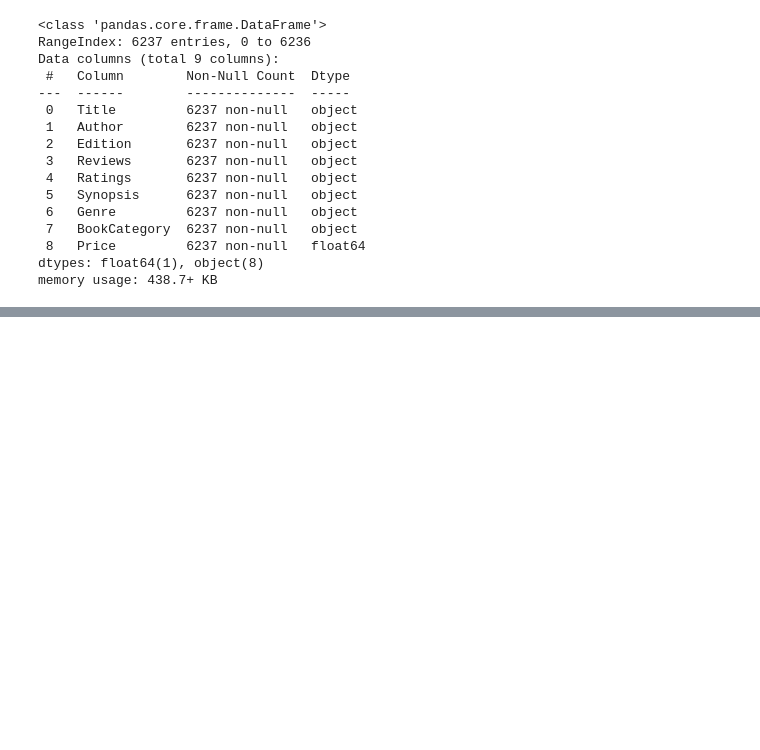
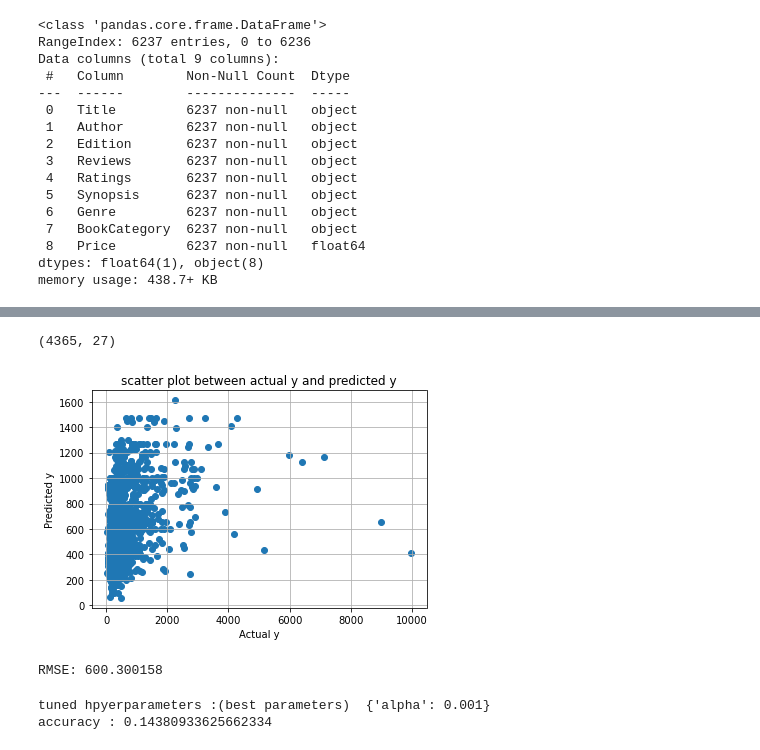
Before and after one commit to kshitizsingh1993/BookPricePrediction_machinehack, a Jupyter notebook: Book Price Prediction.ipynb, the cells around one changed output, grey strips where cells are left out. Cells and saved outputs as stored; diff of their text form; code cells hidden in the pictures; blank space fills up the shorter version.

```diff
--- a/Book Price Prediction.ipynb
+++ b/Book Price Prediction.ipynb
@@ -231,0 +198,3 @@ print (sam.age + len(sam.__dict__))
+# %%
+train['year']= 2021-train['year']
+test['year']= 2021-test['year']
@@ -231,0 +251,51 @@ print (sam.age + len(sam.__dict__))
+# %%
+feat= ['Reviews', 'Ratings', 'year',
+       'BookCategory_Arts, Film & Photography',
+       'BookCategory_Biographies, Diaries & True Accounts',
+       'BookCategory_Comics & Mangas',
+       'BookCategory_Computing, Internet & Digital Media',
+       'BookCategory_Crime, Thriller & Mystery', 'BookCategory_Humour',
+       'BookCategory_Language, Linguistics & Writing', 'BookCategory_Politics',
+       'BookCategory_Romance', 'BookCategory_Sports', 'Binding_Cards',
+       'Binding_Flexibound', 'Binding_Hardcover', 'Binding_Leather Bound',
+       'Binding_Library Binding', 'Binding_Loose Leaf',
+       'Binding_Mass Market Paperback', 'Binding_Paperback',
+       'Binding_Perfect Paperback', 'Binding_Plastic Comb',
+       'Binding_Product Bundle', 'Binding_Sheet music', 'Binding_Spiral',
+       'Binding_Tankobon Softcover']
+# %%
+X= train[feat]
+y= train['Price']
+# %%
+X_train, X_test, y_train, y_test = train_test_split(X, y, test_size=0.3, random_state=42)
+sc = StandardScaler()
+X_train = sc.fit_transform(X_train)
+X_test = sc.transform(X_test)
+X_train.shape
+# %% [output]
+(4365, 27)
+# %%
+lr_regressor =LinearRegression()
+lr_regressor.fit(X_train, y_train)
+preds = lr_regressor.predict(X_test)
+plt.scatter(y_test,preds)
+plt.grid()
+plt.xlabel('Actual y')
+plt.ylabel('Predicted y')
+plt.title('scatter plot between actual y and predicted y')
+plt.show()
+rmse = np.sqrt(mean_squared_error(y_test, preds))
+print("RMSE: %f" % (rmse))
+# %% [output]
+[figure, added]
+RMSE: 600.300158
+# %%
+lasso_params = {'alpha':[0.005,0.001, 0.02, 0.03, 0.05, 0.06]}
+laso_regressor=Lasso()
+laso_regressor_cv=GridSearchCV(laso_regressor,lasso_params,cv=5)
+laso_regressor_cv.fit(X_train,y_train)
+print("tuned hpyerparameters :(best parameters) ",laso_regressor_cv.best_params_)
+print("accuracy :",laso_regressor_cv.best_score_)
+# %% [output]
+tuned hpyerparameters :(best parameters)  {'alpha': 0.001}
+accuracy : 0.14380933625662334
```
Also changed, not shown: parts of 69 cells of this notebook.
